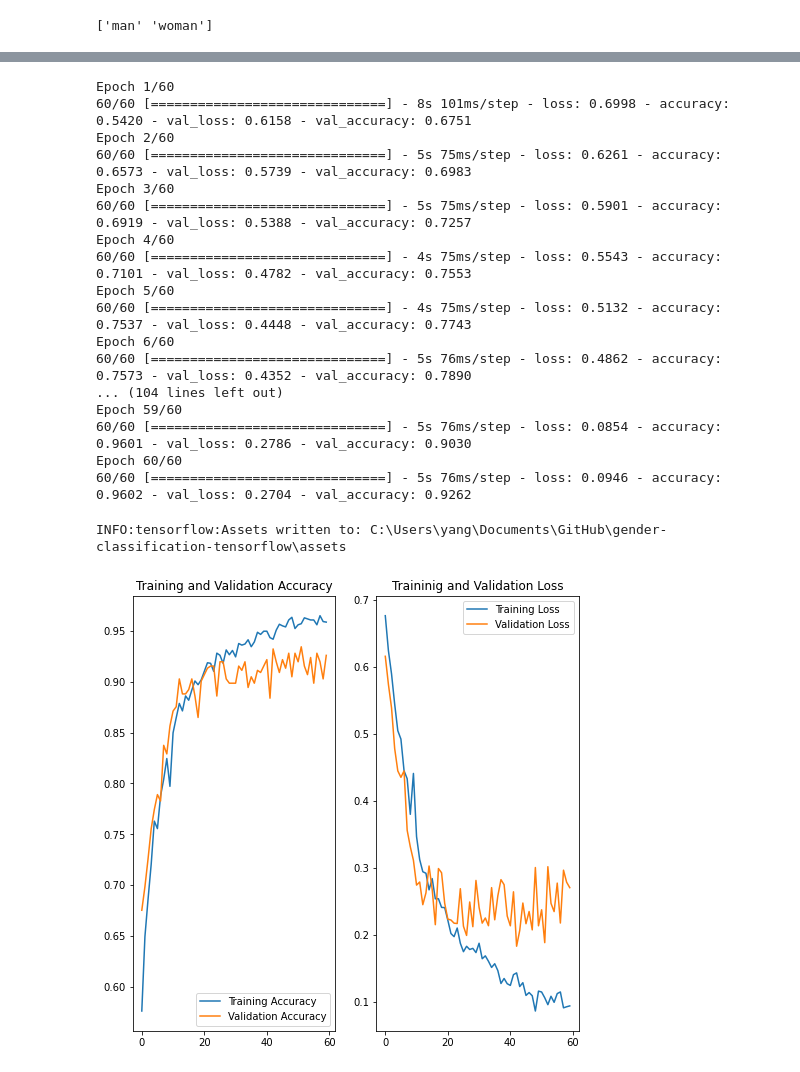
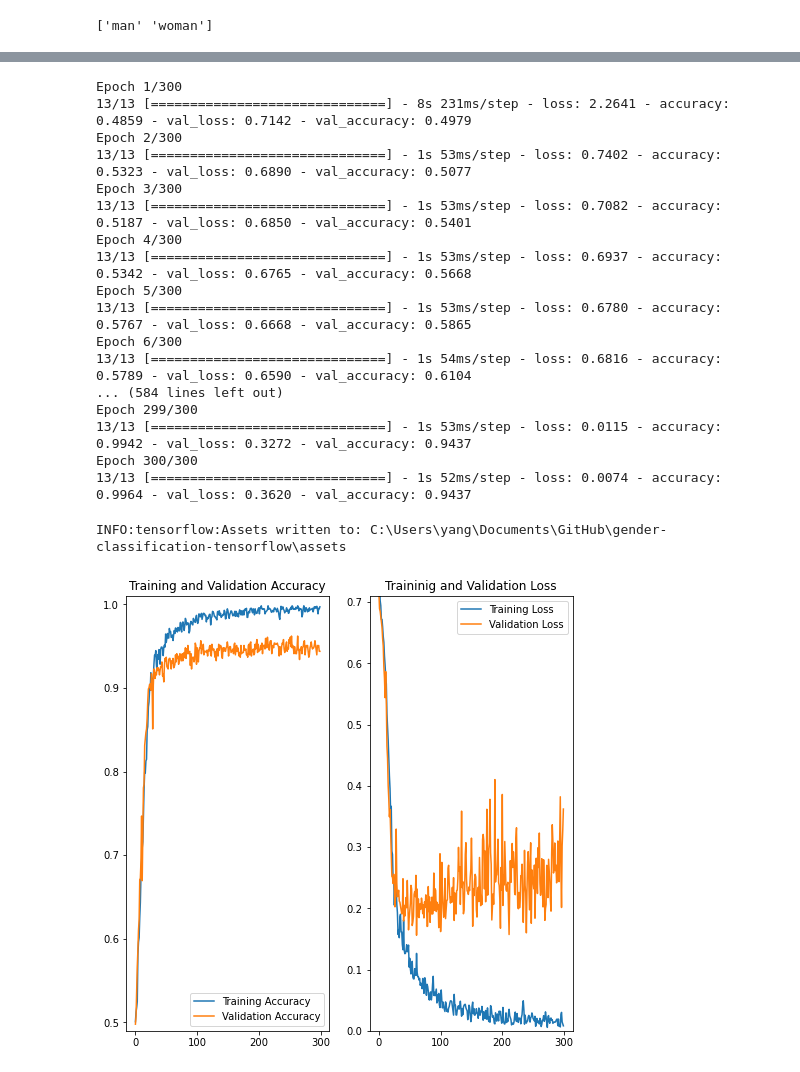
Before and after one commit to BackLever/gender-classification-tensorflow, a Jupyter notebook: gender-class-tf.ipynb, the cells around one changed output, grey strips where cells are left out. Saved outputs shown, nothing was run; the diff lists cells and outputs as text; code cells hidden in the pictures.

Commit message:
Update gender-class-tf.ipynb
Bigger batch size, validation data ratio
Deeper model
Add normalization layers
More epoch

```diff
--- a/gender-class-tf.ipynb
+++ b/gender-class-tf.ipynb
@@ -22,13 +44,13 @@ print(class_names)
 ['man' 'woman']
 # %%
 #Load dataset
-batch_size = 32
+batch_size = 128
 img_height = 50
 img_width = 50
 
 train_ds = tf.keras.preprocessing.image_dataset_from_directory(data_dir,
                                                                color_mode="grayscale",
-                                                               validation_split=0.2,
+                                                               validation_split=0.3,
                                                                subset="training",
                                                                seed=123,
                                                                image_size=(img_height, img_width),
@@ -36,7 +58,7 @@ train_ds = tf.keras.preprocessing.image_dataset_from_directory(data_dir,
 
 val_ds = tf.keras.preprocessing.image_dataset_from_directory(data_dir,
                                                              color_mode="grayscale",
-                                                             validation_split=0.2,
+                                                             validation_split=0.3,
                                                              subset="validation",
                                                              seed=123,
                                                              image_size=(img_height, img_width),
@@ -70,7 +92,7 @@ val_ds = val_ds.cache().prefetch(buffer_size=AUTOTUNE)
 #Data Augmentation
 data_augmentation = tf.keras.Sequential([
     layers.experimental.preprocessing.RandomFlip("horizontal", input_shape=(img_height, img_width, 1)),
-    layers.experimental.preprocessing.RandomRotation(0.1),
+    layers.experimental.preprocessing.RandomRotation(0.05),
     layers.experimental.preprocessing.RandomZoom(0.1),
 ])
 # %%
@@ -111,3 +114,35 @@ model = tf.keras.models.Sequential([
+# %%
+#Make model
+num_classes = 2
+
+model = tf.keras.models.Sequential([
+    data_augmentation,
+    layers.experimental.preprocessing.Rescaling(1./255),
+    layers.Conv2D(8, (5, 5), padding='same', activation='relu'),
+    layers.Conv2D(16, (3, 3), padding='same', activation='relu'),
+    tfa.layers.GroupNormalization(groups=4, axis=3),
+    layers.MaxPooling2D(),
+    layers.Conv2D(32, (3, 3), padding='same', activation='relu'),
+    layers.Conv2D(32, (3, 3), padding='same', activation='relu'),
+    tfa.layers.GroupNormalization(groups=4, axis=3),
+    layers.MaxPooling2D(),
+    layers.Conv2D(64, (3, 3), padding='same', activation='relu'),
+    layers.Conv2D(64, (3, 3), padding='same', activation='relu'),
+    tfa.layers.GroupNormalization(groups=8, axis=3),
+    layers.MaxPooling2D(),
+    layers.Dropout(0.3),
+    layers.Conv2D(128, (3, 3), padding='same', activation='relu'),
+    layers.Conv2D(128, (3, 3), padding='same', activation='relu'),
+    tfa.layers.GroupNormalization(groups=8, axis=3),
+    layers.MaxPooling2D(),
+    layers.Dropout(0.3),
+    layers.Flatten(),
+    layers.Dense(512, activation='relu'),
+    layers.Dropout(0.3),
+    layers.Dense(128, activation='relu'),
+    layers.Dropout(0.2),
+    layers.Dense(num_classes, activation='softmax')
+])
 # %%
 #Model compile and summary
 model.compile(optimizer='adam',
@@ -135,26 +170,26 @@ Non-trainable params: 0
 _________________________________________________________________
 # %%
 #Training
-epochs = 60
+epochs = 300
 history = model.fit(train_ds, validation_data=val_ds, epochs=epochs)
 # %% [output]
-Epoch 1/60
-60/60 [==============================] - 8s 101ms/step - loss: 0.6998 - accuracy: 0.5420 - val_loss: 0.6158 - val_accuracy: 0.6751
-Epoch 2/60
-60/60 [==============================] - 5s 75ms/step - loss: 0.6261 - accuracy: 0.6573 - val_loss: 0.5739 - val_accuracy: 0.6983
-Epoch 3/60
-60/60 [==============================] - 5s 75ms/step - loss: 0.5901 - accuracy: 0.6919 - val_loss: 0.5388 - val_accuracy: 0.7257
-Epoch 4/60
-60/60 [==============================] - 4s 75ms/step - loss: 0.5543 - accuracy: 0.7101 - val_loss: 0.4782 - val_accuracy: 0.7553
-Epoch 5/60
-60/60 [==============================] - 4s 75ms/step - loss: 0.5132 - accuracy: 0.7537 - val_loss: 0.4448 - val_accuracy: 0.7743
-Epoch 6/60
-60/60 [==============================] - 5s 76ms/step - loss: 0.4862 - accuracy: 0.7573 - val_loss: 0.4352 - val_accuracy: 0.7890
-... (104 lines left out)
-Epoch 59/60
-60/60 [==============================] - 5s 76ms/step - loss: 0.0854 - accuracy: 0.9601 - val_loss: 0.2786 - val_accuracy: 0.9030
-Epoch 60/60
-60/60 [==============================] - 5s 76ms/step - loss: 0.0946 - accuracy: 0.9602 - val_loss: 0.2704 - val_accuracy: 0.9262
+Epoch 1/300
+13/13 [==============================] - 8s 231ms/step - loss: 2.2641 - accuracy: 0.4859 - val_loss: 0.7142 - val_accuracy: 0.4979
+Epoch 2/300
+13/13 [==============================] - 1s 53ms/step - loss: 0.7402 - accuracy: 0.5323 - val_loss: 0.6890 - val_accuracy: 0.5077
+Epoch 3/300
+13/13 [==============================] - 1s 53ms/step - loss: 0.7082 - accuracy: 0.5187 - val_loss: 0.6850 - val_accuracy: 0.5401
+Epoch 4/300
+13/13 [==============================] - 1s 53ms/step - loss: 0.6937 - accuracy: 0.5342 - val_loss: 0.6765 - val_accuracy: 0.5668
+Epoch 5/300
+13/13 [==============================] - 1s 53ms/step - loss: 0.6780 - accuracy: 0.5767 - val_loss: 0.6668 - val_accuracy: 0.5865
+Epoch 6/300
+13/13 [==============================] - 1s 54ms/step - loss: 0.6816 - accuracy: 0.5789 - val_loss: 0.6590 - val_accuracy: 0.6104
+... (584 lines left out)
+Epoch 299/300
+13/13 [==============================] - 1s 53ms/step - loss: 0.0115 - accuracy: 0.9942 - val_loss: 0.3272 - val_accuracy: 0.9437
+Epoch 300/300
+13/13 [==============================] - 1s 52ms/step - loss: 0.0074 - accuracy: 0.9964 - val_loss: 0.3620 - val_accuracy: 0.9437
 # %%
 #Save model
 tf.saved_model.save(model, save_path)
@@ -163,26 +198,28 @@ INFO:tensorflow:Assets written to: C:\Users\yang\Documents\GitHub\gender-classif
 # %%
 #Accuracy and loss graph
 acc = history.history['accuracy']
 val_acc = history.history['val_accuracy']
 
 loss = history.history['loss']
 val_loss = history.history['val_loss']
 
 epochs_range = range(epochs)
 plt.figure(figsize=(8, 8))
 plt.subplot(1, 2, 1)
 plt.plot(epochs_range, acc, label='Training Accuracy')
 plt.plot(epochs_range, val_acc, label='Validation Accuracy')
+plt.ylim(0.49, 1.01)
 plt.legend(loc='lower right')
 plt.title('Training and Validation Accuracy')
 
 plt.subplot(1, 2, 2)
 plt.plot(epochs_range, loss, label='Training Loss')
 plt.plot(epochs_range, val_loss, label='Validation Loss')
+plt.ylim(0, 0.71)
 plt.legend(loc='upper right')
 plt.title('Traininig and Validation Loss')
 plt.show()
 # %% [output]
-[figure, old version]
+[figure, new version]
 # %%
 #
```
Also changed, not shown: parts of 7 cells of this notebook.
